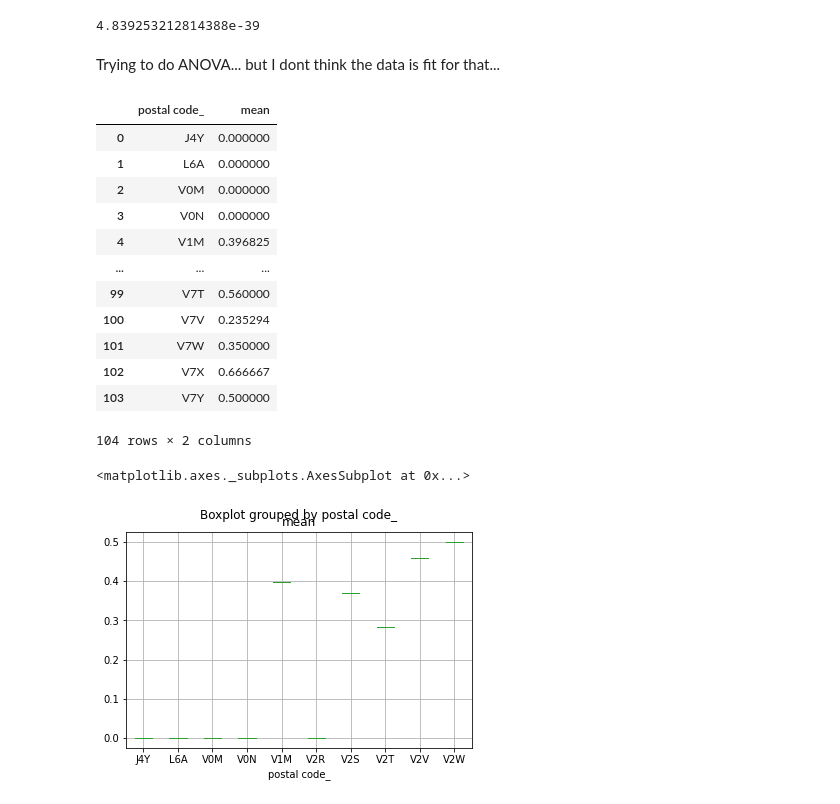
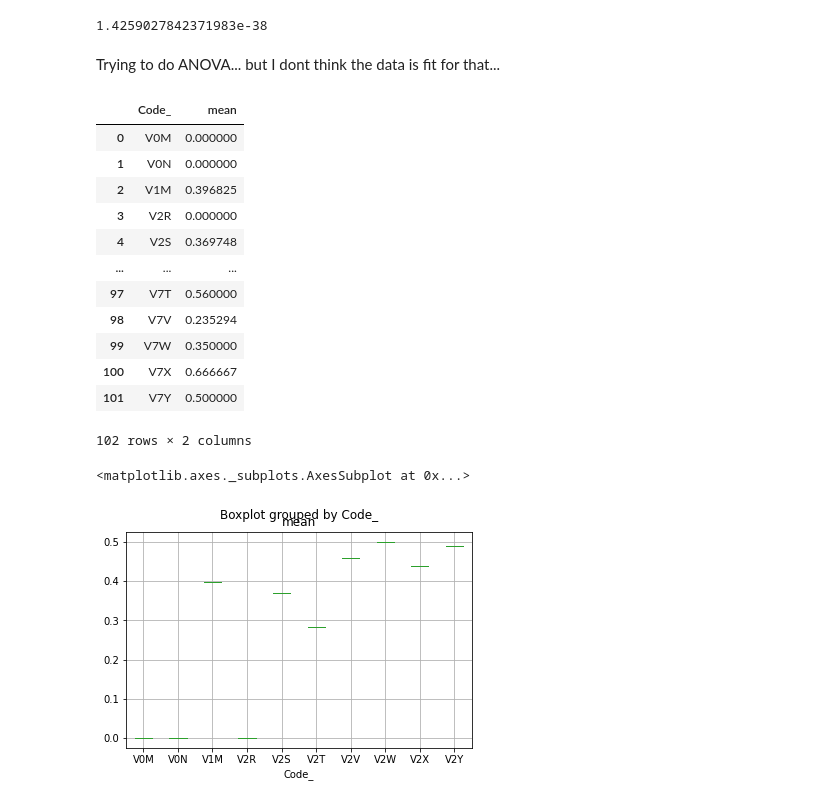
Before and after one commit to jeanetteandrews/RestaurantDensity, a Jupyter notebook: chi2_contingency.ipynb, the cells around one changed output. Drawn from its saved outputs; the diff is of its cells as text; code cells hidden in the pictures.

```diff
--- a/chi2_contingency.ipynb
+++ b/chi2_contingency.ipynb
@@ -13,41 +28,41 @@ restaurants = pd.read_csv('final_restaurants.csv')
 # %%
 contingency = list()
-for code in restaurants['postal code'].unique():
-    chains = restaurants[restaurants['postal code']==code]['is chain'].sum()
-    indie = restaurants[restaurants['postal code']==code]['is chain'].count() - chains
+for code in restaurants['Code'].unique():
+    chains = restaurants[restaurants['Code']==code]['is chain'].sum()
+    indie = restaurants[restaurants['Code']==code]['is chain'].count() - chains
     if chains != 0 and indie != 0:
         contingency.append([indie, chains])
 chi2res = stats.chi2_contingency(contingency)
 chi2res[1]
 # extremely small p-value, reject that values are independent across categories.
 # %% [output]
-4.839253212814388e-39
+1.4259027842371983e-38
 # %% [markdown]
 Trying to do ANOVA... but I dont think the data is fit for that...
 # %%
-restaurants = restaurants[['name','amenity','tags','postal code','is chain']]
-grouped = restaurants.groupby('postal code', as_index=False).agg({'is chain': ['sum', 'count']})
+restaurants = restaurants[['name','amenity','tags','Code','is chain']]
+grouped = restaurants.groupby('Code', as_index=False).agg({'is chain': ['sum', 'count']})
 grouped.columns = grouped.columns.map('_'.join)
 grouped = grouped.reset_index(drop=True)
 grouped['mean'] = grouped['is chain_sum'] / grouped['is chain_count']
-grouped = grouped[['postal code_','mean']]
+grouped = grouped[['Code_','mean']]
 grouped
 # %% [output]
-|  | postal code_ | mean |
-| 0 | J4Y | 0.000000 |
-| 1 | L6A | 0.000000 |
-| 2 | V0M | 0.000000 |
-| 3 | V0N | 0.000000 |
-| 4 | V1M | 0.396825 |
+|  | Code_ | mean |
+| 0 | V0M | 0.000000 |
+| 1 | V0N | 0.000000 |
+| 2 | V1M | 0.396825 |
+| 3 | V2R | 0.000000 |
+| 4 | V2S | 0.369748 |
 | ... | ... | ... |
-| 99 | V7T | 0.560000 |
-| 100 | V7V | 0.235294 |
-| 101 | V7W | 0.350000 |
-| 102 | V7X | 0.666667 |
-| 103 | V7Y | 0.500000 |
+| 97 | V7T | 0.560000 |
+| 98 | V7V | 0.235294 |
+| 99 | V7W | 0.350000 |
+| 100 | V7X | 0.666667 |
+| 101 | V7Y | 0.500000 |
-104 rows × 2 columns
+102 rows × 2 columns
 # %%
-grouped[0:10].boxplot(column='mean', by='postal code_')
+grouped[0:10].boxplot(column='mean', by='Code_')
 # %% [output]
 <matplotlib.axes._subplots.AxesSubplot at 0x...>
-[figure, old version]
+[figure, new version]
```
Also changed, not shown: parts of 11 cells of this notebook.
